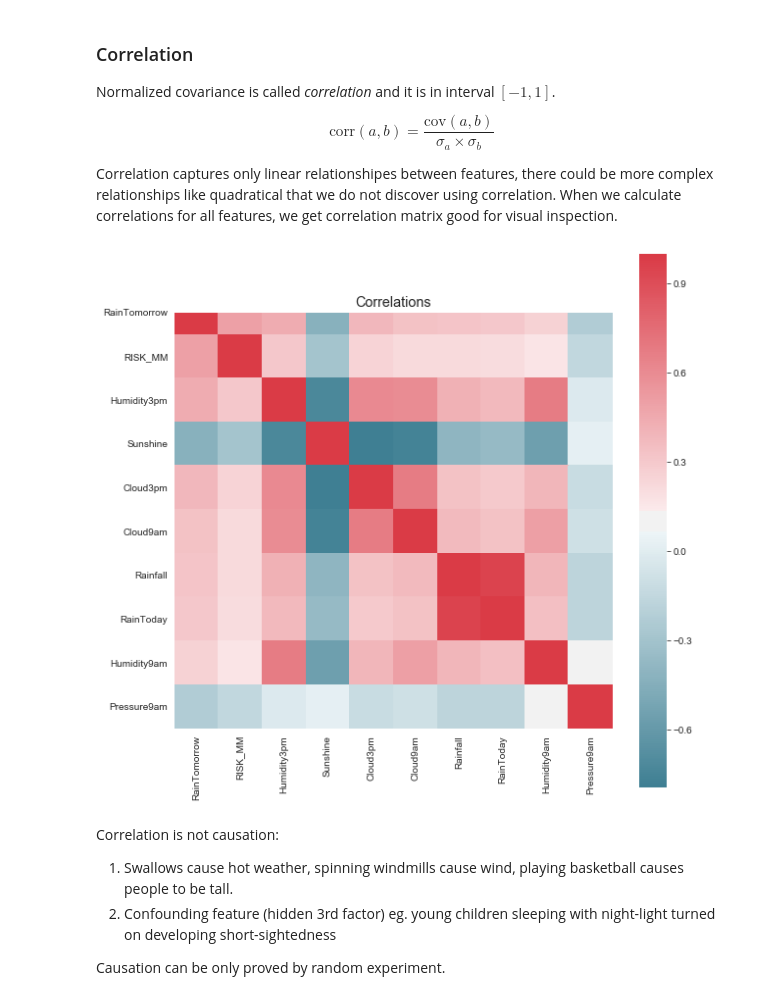
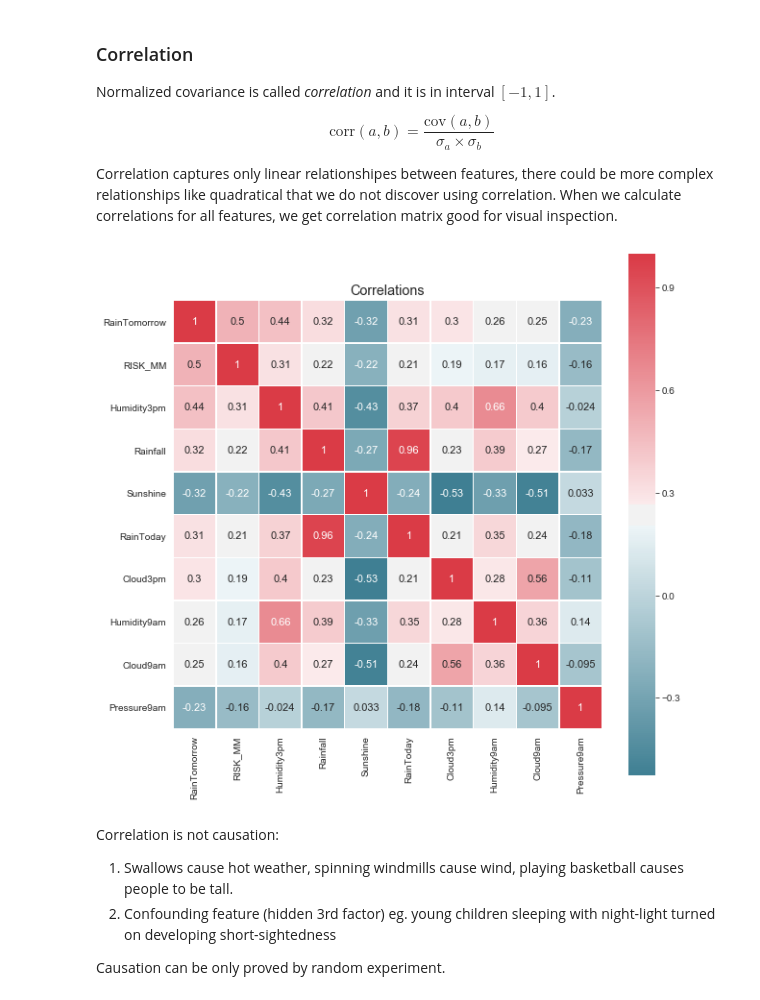
Before and after one commit to avast/machine-learning-python, a Jupyter notebook: imlp_1_data.ipynb, the cells around one changed output. Saved outputs shown, nothing was run; the diff lists cells and outputs as text; code cells hidden in the pictures.

```diff
--- a/imlp_1_data.ipynb
+++ b/imlp_1_data.ipynb
@@ -61,8 +61,7 @@ warnings.filterwarnings('ignore')
 # Visualization details
 mpl.style.use('ggplot')
 sns.set_style('white')
-pylab.rcParams['figure.figsize'] = 15,7
-# pylab.rcParams['font.size'] = 18
+mpl.rcParams['figure.figsize'] = 15,7
 # %% [markdown]
 <a id="load"></a>
 ## Load and Get to Know Your Data
@@ -230,7 +241,7 @@ d.describe()
 | max | 145.000000 | 36.854485 | 10.268111 | 9.979255 | 101.972299 | 100.000000 | 1.000000 | 1.000000 | ... |
 # %%
 # replace imputed columns including indicators
-cols_wo_rt = [c for c in cols if 'RainToday' not in c]
-df.drop(cols_wo_rt, axis=1, inplace=True)
-cols_wo_rt = cols_wo_rt + [f'{c}_missing' for c in cols if 'RainToday' not in c]
-df = pd.concat([df, d[cols_wo_rt]], axis=1)
+# cols_wo_rt = [c for c in cols if 'RainToday' not in c]
+# df.drop(cols_wo_rt, axis=1, inplace=True)
+# cols_wo_rt = cols_wo_rt + [f'{c}_missing' for c in cols if 'RainToday' not in c]
+# df = pd.concat([df, d[cols_wo_rt]], axis=1)
@@ -404,7 +413,7 @@ def agg_rain_days(x):
 
 def rolling_feature(d, by, on, val, window, name, agg_fce):
     cs = [by, on]
-    r = d.sort_values(cs).groupby(by).rolling(window, on=on, min_period=1)
+    r = d.sort_values(cs).groupby(by).rolling(window, on=on, min_periods=1)
 
     agg = r.apply(agg_fce, raw=True)
     agg[name] = agg[val] # agg has aggregated values in column val
@@ -436,5 +445,8 @@ d.reset_index(inplace=True)
 d = d.merge(dsrw, on=['Id', 'Location'])
 d = d.merge(rdw, on=['Id', 'Location'])
 
-d[['Date', 'Location', 'DaysSinceRainWeek', 'RainDaysWeek']].tail()
+d['NoRainWeek'] = d['DaysSinceRainWeek'].map(lambda l: 1 if l == 20 else 0)
+d['DaysSinceRainWeek'] = d['DaysSinceRainWeek'].replace({20: 0})
+
+d[(d.Location == 'Melbourne')][['Date', 'Location', 'RainToday', 'DaysSinceRainWeek', 'NoRainWeek', 'RainDaysWeek']].head(10)
 # %% [output]
@@ -652,16 +666,17 @@ Correlation captures only linear relationshipes between features, there could be
 # %%
 # correlations
 corr = df.corr()
 top_corrs = corr['RainTomorrow'].abs().sort_values(ascending=False)[:10].index
 corr.ix[top_corrs][top_corrs]
 
 fix, ax = plt.subplots(figsize=(10, 10))
-sns.heatmap(corr.ix[top_corrs][top_corrs], cmap=sns.diverging_palette(220, 10, as_cmap=True), ax=ax, square=True)
+sns.heatmap(corr.ix[top_corrs][top_corrs], cmap=sns.diverging_palette(220, 10, as_cmap=True), ax=ax,
+            square=True, annot=True, annot_kws={'size': 11}, linewidth=.5)
 ax.set_title('Correlations')
-ax.set_ylim(10);
+ax.set_ylim((10, 0));
 plt.yticks(rotation=0);
 # %% [output]
-[figure, old version]
+[figure, new version]
 # %% [markdown]
 Correlation is not causation:
 
```
Also changed, not shown: parts of 38 cells of this notebook, 5 other files.
